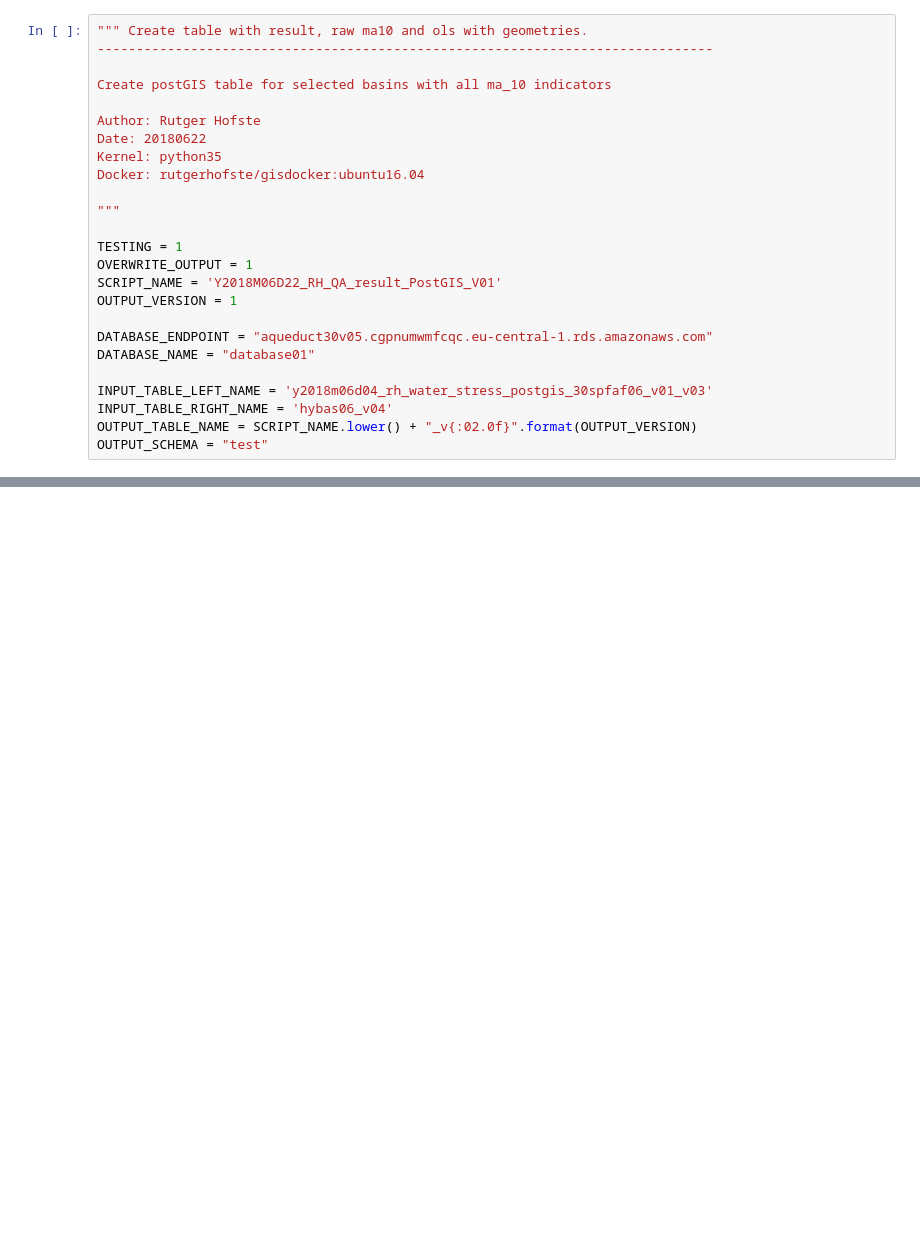
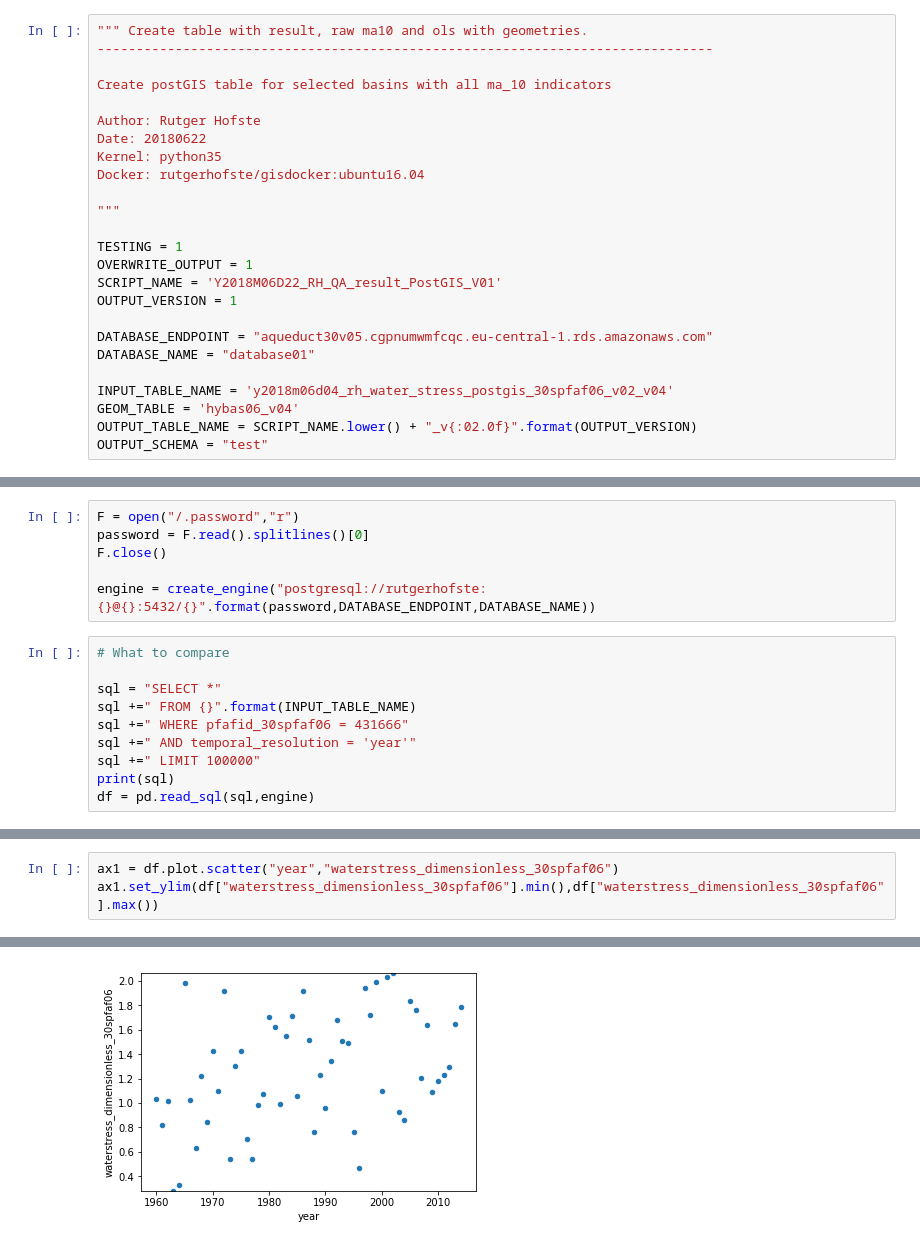
Before and after one commit to wri/Aqueduct30Docker, a Jupyter notebook: notebooks/qa/Y2018M06D22_RH_QA_result_PostGIS_V01.ipynb, the cells around one changed output, grey strips where cells are left out. Drawn from its saved outputs; the diff is of its cells as text; blank space fills up the shorter version.

```diff
--- a/notebooks/qa/Y2018M06D22_RH_QA_result_PostGIS_V01.ipynb
+++ b/notebooks/qa/Y2018M06D22_RH_QA_result_PostGIS_V01.ipynb
@@ -19,8 +19,8 @@ OUTPUT_VERSION = 1
 DATABASE_ENDPOINT = "aqueduct30v05.cgpnumwmfcqc.eu-central-1.rds.amazonaws.com"
 DATABASE_NAME = "database01"
 
-INPUT_TABLE_LEFT_NAME = 'y2018m06d04_rh_water_stress_postgis_30spfaf06_v01_v03'
-INPUT_TABLE_RIGHT_NAME = 'hybas06_v04'
+INPUT_TABLE_NAME = 'y2018m06d04_rh_water_stress_postgis_30spfaf06_v02_v04'
+GEOM_TABLE = 'hybas06_v04'
 OUTPUT_TABLE_NAME = SCRIPT_NAME.lower() + "_v{:02.0f}".format(OUTPUT_VERSION)
 OUTPUT_SCHEMA = "test"
 # %%
@@ -44,0 +52,16 @@ pd.set_option('display.max_columns', 500)
+# %%
+F = open("/.password","r")
+password = F.read().splitlines()[0]
+F.close()
+
+engine = create_engine("postgresql://rutgerhofste:{}@{}:5432/{}".format(password,DATABASE_ENDPOINT,DATABASE_NAME))
+# %%
+# What to compare
+
+sql = "SELECT *"
+sql +=" FROM {}".format(INPUT_TABLE_NAME)
+sql +=" WHERE pfafid_30spfaf06 = 431666"
+sql +=" AND temporal_resolution = 'year'"
+sql +=" LIMIT 100000"
+print(sql)
+df = pd.read_sql(sql,engine)
@@ -44,0 +79,4 @@ pd.set_option('display.max_columns', 500)
+# %%
+ax1 = df.plot.scatter("year","waterstress_dimensionless_30spfaf06")
+ax1.set_ylim(df["waterstress_dimensionless_30spfaf06"].min(),df["waterstress_dimensionless_30spfaf06"].max())
+# %% [output]
@@ -44,0 +84 @@ pd.set_option('display.max_columns', 500)
+[figure, added]
```
Also changed, not shown: parts of 8 cells of this notebook, 10 other files.
